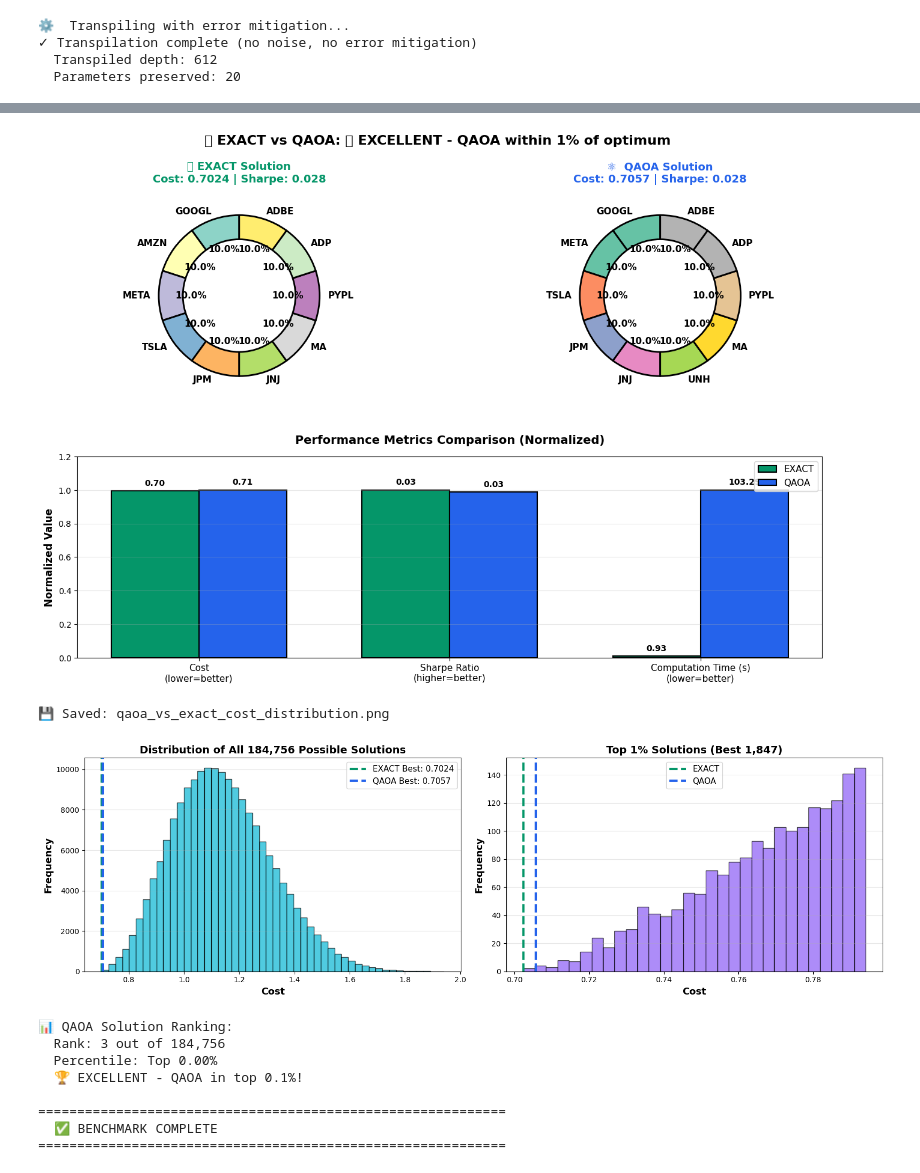
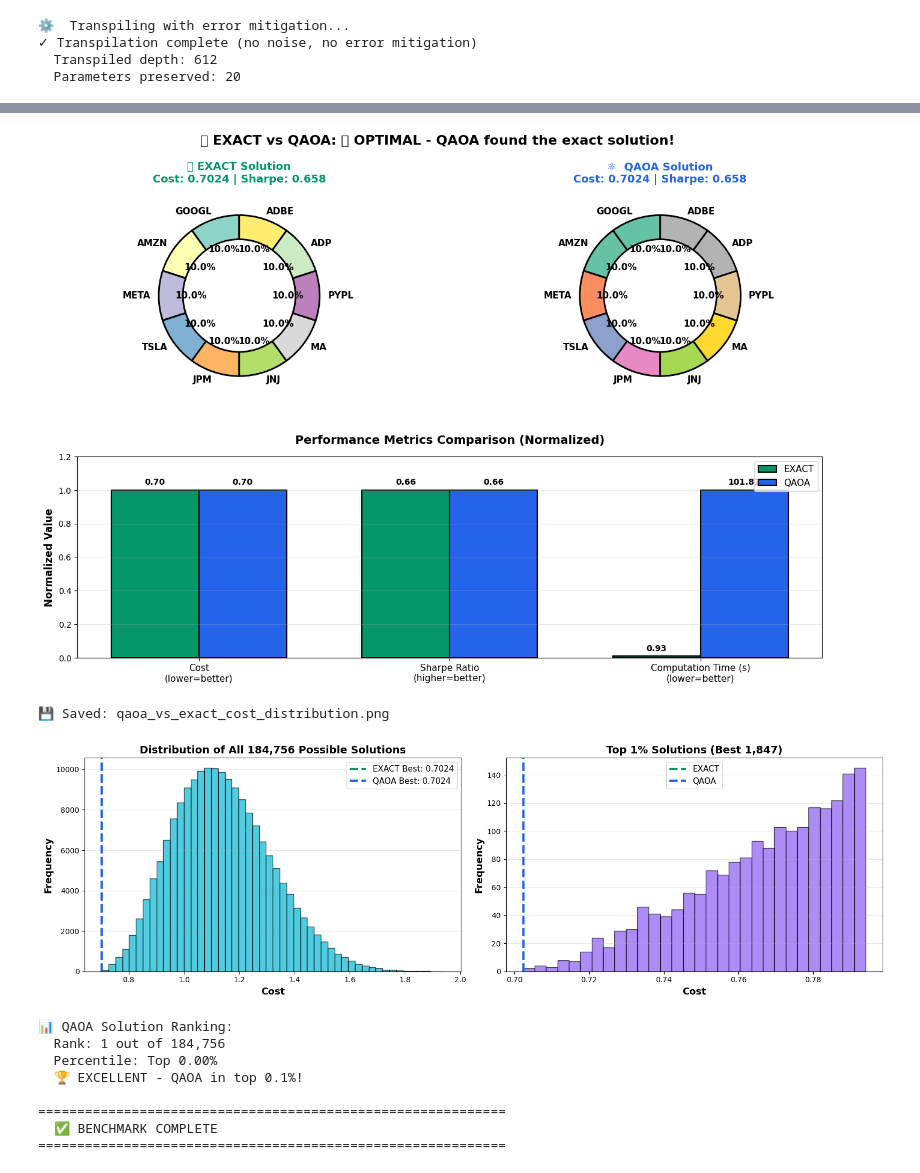
Before and after one commit to chanakyaVBSL/quantum-portfolio-qaoa, a Jupyter notebook: QAOA-IBM-Cloud-v2.ipynb, the cells around one changed output, grey strips where cells are left out. Drawn from its saved outputs; the diff is of its cells as text; code cells hidden in the pictures.

Commit message:
get rank 1 for ideal case

```diff
--- a/QAOA-IBM-Cloud-v2.ipynb
+++ b/QAOA-IBM-Cloud-v2.ipynb
@@ -631,8 +631,14 @@ if valid_solutions:
 
     # mu y volatilities ya están en términos anualizados
     mu_portfolio = float(mu[sel_idx].mean())  # Promedio de retornos
-    vol_portfolio = float(volatilities[sel_idx].mean())  # Promedio de volatilidades
-    sharpe = mu_portfolio / vol_portfolio if vol_portfolio > 1e-6 else 0.0
+    #vol_portfolio = float(volatilities[sel_idx].mean())  # Promedio de volatilidades
+    #sharpe = mu_portfolio / vol_portfolio if vol_portfolio > 1e-6 else 0.0
+
+    w = np.zeros(n)
+    w[sel_idx] = 1.0 / B
+    mu_portfolio = 252 * float(w @ mu)                          # Annualized return
+    vol_portfolio = np.sqrt(252) * np.sqrt(float(w @ Sigma @ w))  # Annualized vol (correct)
+    sharpe = mu_portfolio / vol_portfolio
 
     print(f"\n{'='*60}")
     print("  QAOA RESULTS")
@@ -842,8 +848,12 @@ ax1.set_title(f'Best Portfolio Composition\n\nReturn: {mu_portfolio*100:.2f}% |
 ax2 = fig.add_subplot(gs[1])
 
 # Calcular para todos los activos
-returns_all = mu * 100
-risks_all = volatilities * 100
+# returns_all = mu * 100
+# risks_all = volatilities * 100
+
+# Annualize individual assets for the scatter plot
+returns_all = 252 * mu * 100                    # Annualized returns (%)
+risks_all = np.sqrt(252) * volatilities * 100   # Annualized volatilities (%)
 
 # Mask para seleccionados
 selected_mask = np.zeros(n, dtype=bool)
@@ -1100,9 +1110,18 @@ print(f"\n✅ Search complete in {t_exact:.1f}s ({total_combinations/t_exact:,.0
 
 # Solución exacta
 exact_tickers = [TICKERS[i] for i in best_exact_idx]
-exact_mu = float(mu[best_exact_idx].mean())
-exact_vol = float(volatilities[best_exact_idx].mean())
-exact_sharpe = exact_mu / exact_vol if exact_vol > 1e-6 else 0.0
+
+# exact_mu = float(mu[best_exact_idx].mean())
+# exact_vol = float(volatilities[best_exact_idx].mean())
+# exact_sharpe = exact_mu / exact_vol if exact_vol > 1e-6 else 0.0
+
+w_exact = np.zeros(n)
+w_exact[best_exact_idx] = 1.0 / B
+
+exact_mu = 252 * float(w_exact @ mu)
+exact_vol = np.sqrt(252) * np.sqrt(float(w_exact @ Sigma @ w_exact))
+exact_sharpe = exact_mu / exact_vol
+
 
 # ============================================================================
 # COMPARACIÓN QAOA vs EXACT
@@ -1327,10 +1346,10 @@ print(f"{'='*60}")
 
 💾 Saved: qaoa_vs_exact_portfolio_comparison.png
-[figure, old version]
+[figure, new version]
 💾 Saved: qaoa_vs_exact_cost_distribution.png
-[figure, old version]
+[figure, new version]
 📊 QAOA Solution Ranking:
-  Rank: 3 out of 184,756
+  Rank: 1 out of 184,756
   Percentile: Top 0.00%
   🏆 EXCELLENT - QAOA in top 0.1%!
 
```
Also changed, not shown: parts of 8 cells of this notebook, 4 other files.
